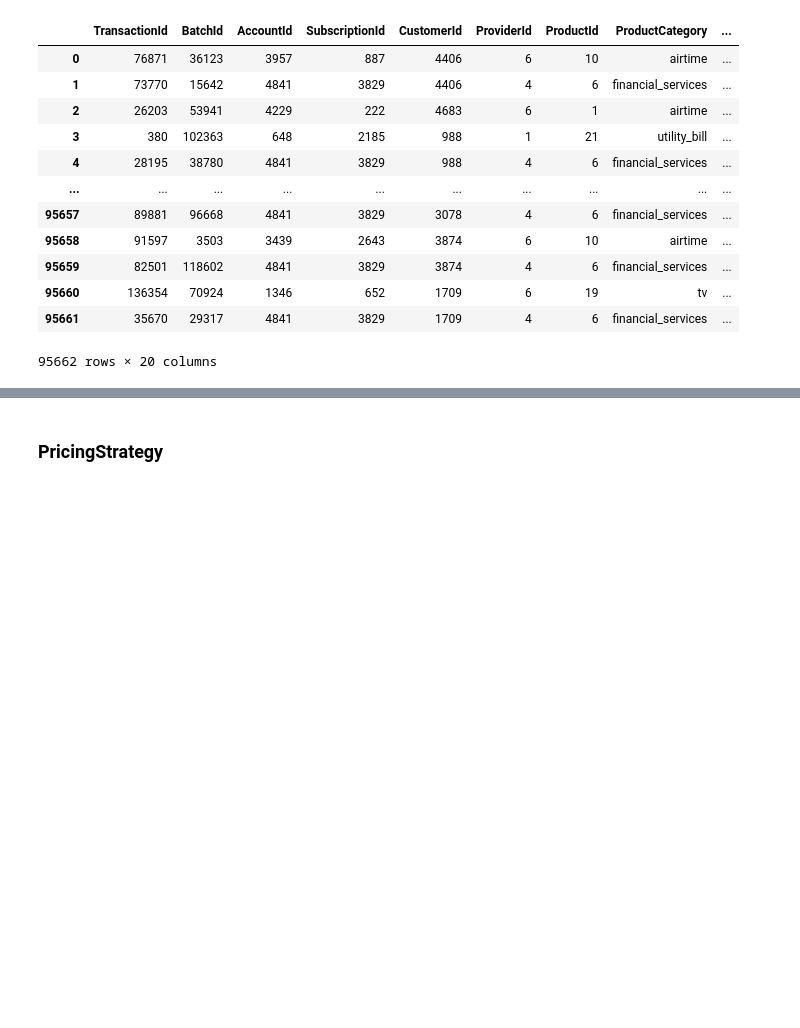
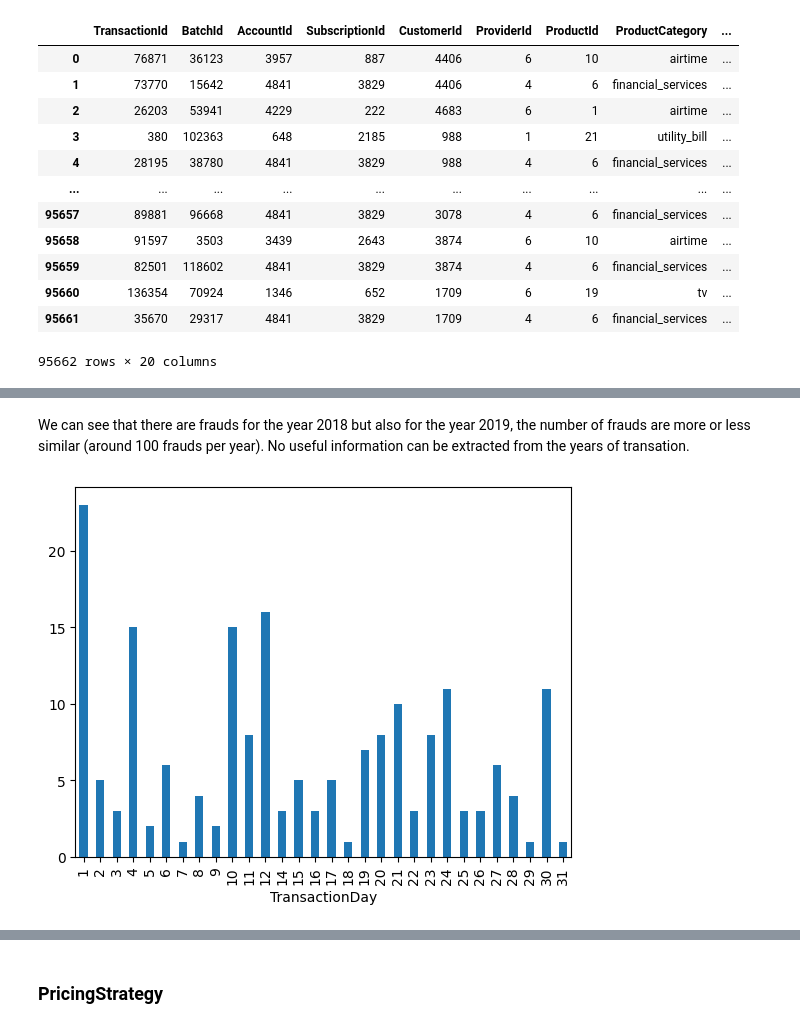
Before and after one commit to TheHugz1997/Machine_Learning_Project, a Jupyter notebook: creditCard.ipynb, the cells around one changed output, grey strips where cells are left out. Cells and saved outputs as stored; diff of their text form; code cells hidden in the pictures; blank space fills up the shorter version.

```diff
--- a/creditCard.ipynb
+++ b/creditCard.ipynb
@@ -326,0 +333,9 @@ df_train
+# %% [markdown]
+We can see that there are frauds for the year 2018 but also for the year 2019, the number of frauds are more or less similar (around 100 frauds per year). No useful information can be extracted from the years of transation.
+# %%
+df_train_day=df_train.loc[df_train['FraudResult'] == 1, 'TransactionDay']
+months_occurrences = df_train_day.value_counts()
+months_occurrences = months_occurrences.sort_index()
+graph_months = months_occurrences.plot.bar()
+# %% [output]
+[figure, added]
```
Also changed, not shown: parts of 10 cells of this notebook.
